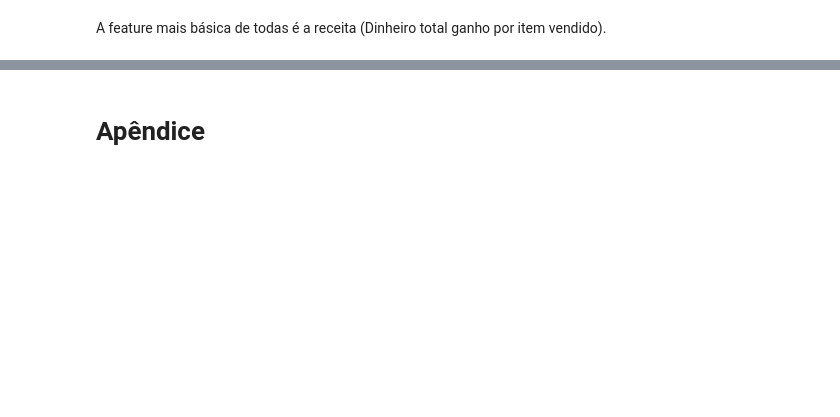
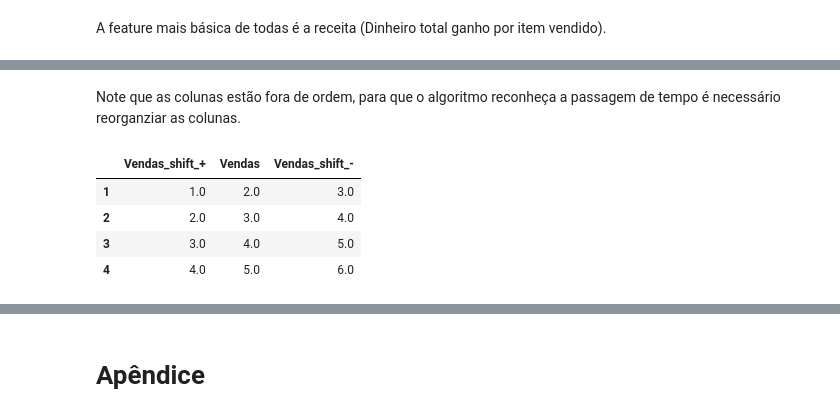
Before and after one commit to RGivisiez/Adv_ML, a Jupyter notebook: 2. Criando as features.ipynb, the cells around one changed output, grey strips where cells are left out. Drawn from its saved outputs; the diff is of its cells as text; code cells hidden in the pictures; blank space fills up the shorter version.

```diff
--- a/2. Criando as features.ipynb
+++ b/2. Criando as features.ipynb
@@ -154,0 +229,11 @@ a ideia por trás do de fazermos essa transformação, é dar ao algoritmo a opo
+# %% [markdown]
+Note que as colunas estão fora de ordem, para que o algoritmo reconheça a passagem de tempo é necessário reorganziar as colunas.
+# %%
+df_aux = df_aux[['Vendas_shift_+', 'Vendas', 'Vendas_shift_-']]
+df_aux
+# %% [output]
+|  | Vendas_shift_+ | Vendas | Vendas_shift_- |
+| 1 | 1.0 | 2.0 | 3.0 |
+| 2 | 2.0 | 3.0 | 4.0 |
+| 3 | 3.0 | 4.0 | 5.0 |
+| 4 | 4.0 | 5.0 | 6.0 |
```
Also changed, not shown: parts of 37 cells of this notebook, 1 other file.
